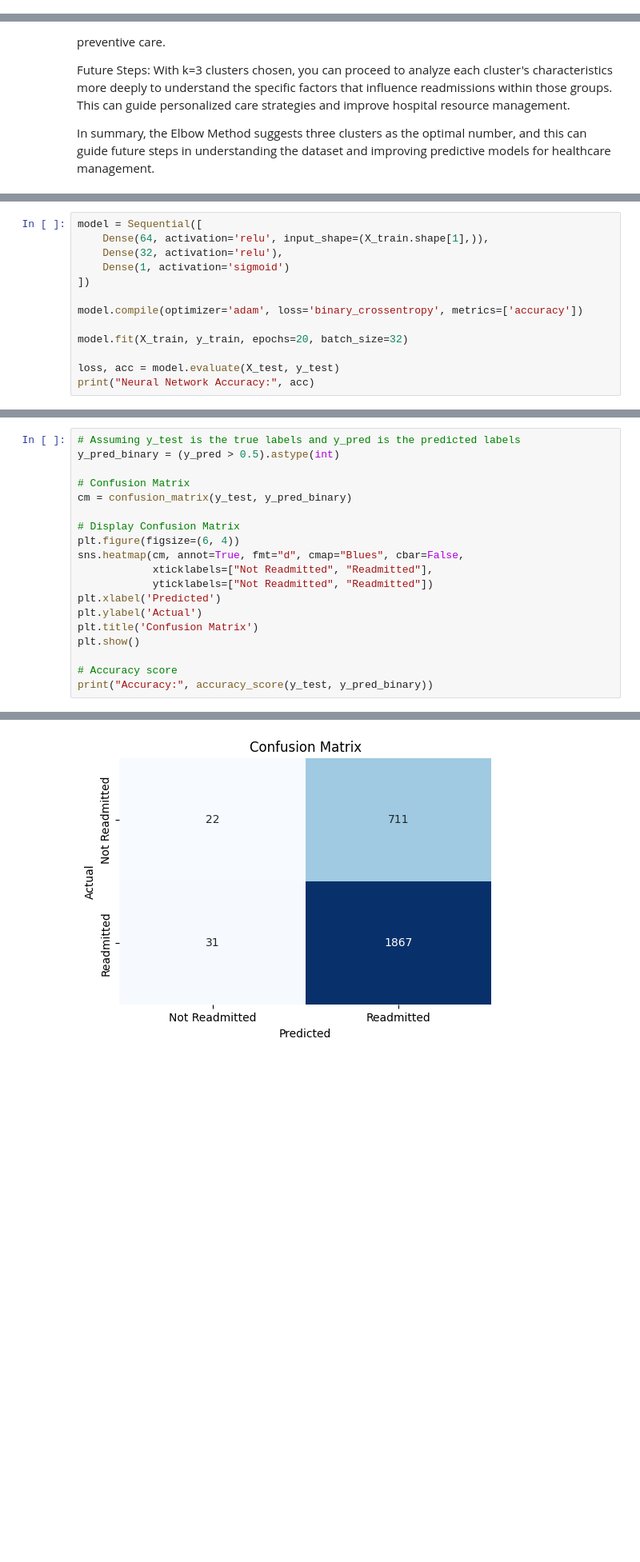
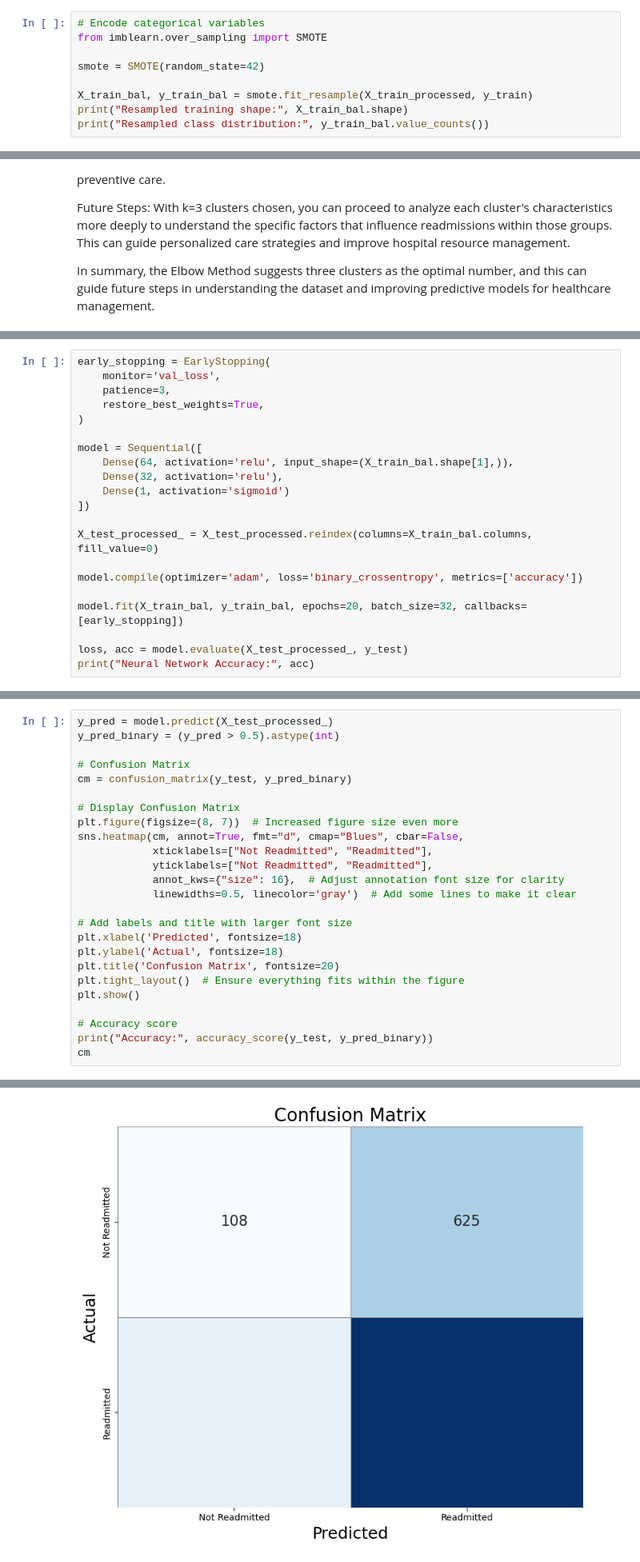
Before and after one commit to kennethChua16/AIM-Capstone-project, a Jupyter notebook: src/Hospital Readmission Analysis.ipynb, the cells around one changed output, grey strips where cells are left out. Shown at 80% size. Drawn from its saved outputs; the diff is of its cells as text; blank space fills up the shorter version.

```diff
--- a/Hospital Readmission Analysis.ipynb
+++ b/src/Hospital Readmission Analysis.ipynb
@@ -489,0 +665,9 @@ Name: Readmitted_Within_30_Days, Length: 13151, dtype: int64
+# %%
+# Encode categorical variables
+from imblearn.over_sampling import SMOTE
+
+smote = SMOTE(random_state=42)
+
+X_train_bal, y_train_bal = smote.fit_resample(X_train_processed, y_train)
+print("Resampled training shape:", X_train_bal.shape)
+print("Resampled class distribution:", y_train_bal.value_counts())
@@ -732,15 +1090,23 @@ print(similar_patients)
 # %%
+early_stopping = EarlyStopping(
+    monitor='val_loss',
+    patience=3,
+    restore_best_weights=True,
+)
+
 model = Sequential([
-    Dense(64, activation='relu', input_shape=(X_train.shape[1],)),
+    Dense(64, activation='relu', input_shape=(X_train_bal.shape[1],)),
     Dense(32, activation='relu'),
     Dense(1, activation='sigmoid')
 ])
 
+X_test_processed_ = X_test_processed.reindex(columns=X_train_bal.columns, fill_value=0)
+
 model.compile(optimizer='adam', loss='binary_crossentropy', metrics=['accuracy'])
 
-model.fit(X_train, y_train, epochs=20, batch_size=32)
+model.fit(X_train_bal, y_train_bal, epochs=20, batch_size=32, callbacks=[early_stopping])
 
-loss, acc = model.evaluate(X_test, y_test)
+loss, acc = model.evaluate(X_test_processed_, y_test)
 print("Neural Network Accuracy:", acc)
 # %% [output]
 Epoch 1/20
@@ -764,20 +1133,26 @@ Neural Network Accuracy: 0.6788293719291687
 # %%
-# Assuming y_test is the true labels and y_pred is the predicted labels
+y_pred = model.predict(X_test_processed_)
 y_pred_binary = (y_pred > 0.5).astype(int)
 
 # Confusion Matrix
 cm = confusion_matrix(y_test, y_pred_binary)
 
 # Display Confusion Matrix
-plt.figure(figsize=(6, 4))
+plt.figure(figsize=(8, 7))  # Increased figure size even more
 sns.heatmap(cm, annot=True, fmt="d", cmap="Blues", cbar=False,
             xticklabels=["Not Readmitted", "Readmitted"],
-            yticklabels=["Not Readmitted", "Readmitted"])
-plt.xlabel('Predicted')
-plt.ylabel('Actual')
-plt.title('Confusion Matrix')
+            yticklabels=["Not Readmitted", "Readmitted"],
+            annot_kws={"size": 16},  # Adjust annotation font size for clarity
+            linewidths=0.5, linecolor='gray')  # Add some lines to make it clear
+
+# Add labels and title with larger font size
+plt.xlabel('Predicted', fontsize=18)
+plt.ylabel('Actual', fontsize=18)
+plt.title('Confusion Matrix', fontsize=20)
+plt.tight_layout()  # Ensure everything fits within the figure
 plt.show()
 
 # Accuracy score
 print("Accuracy:", accuracy_score(y_test, y_pred_binary))
+cm
 # %% [output]
@@ -784 +1160 @@ print("Accuracy:", accuracy_score(y_test, y_pred_binary))
-[figure, old version]
+[figure, new version]
```
Also changed, not shown: parts of 52 cells of this notebook, 5 other files.
